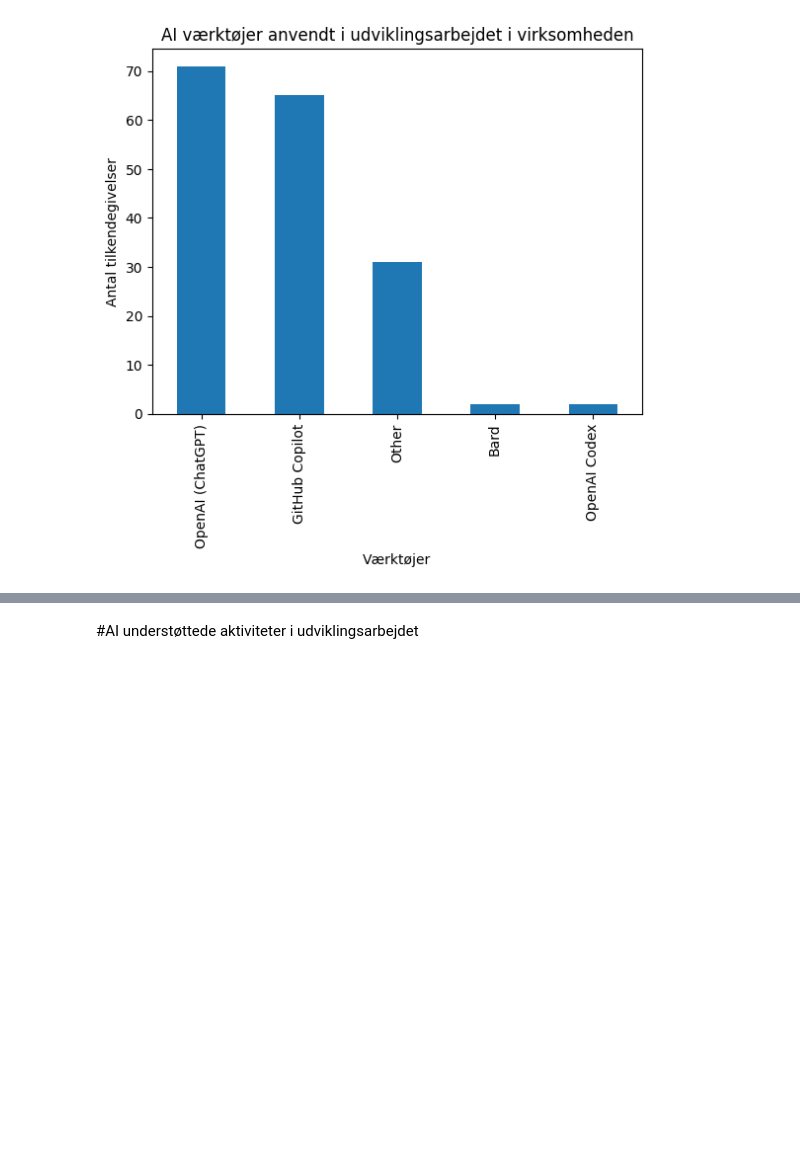
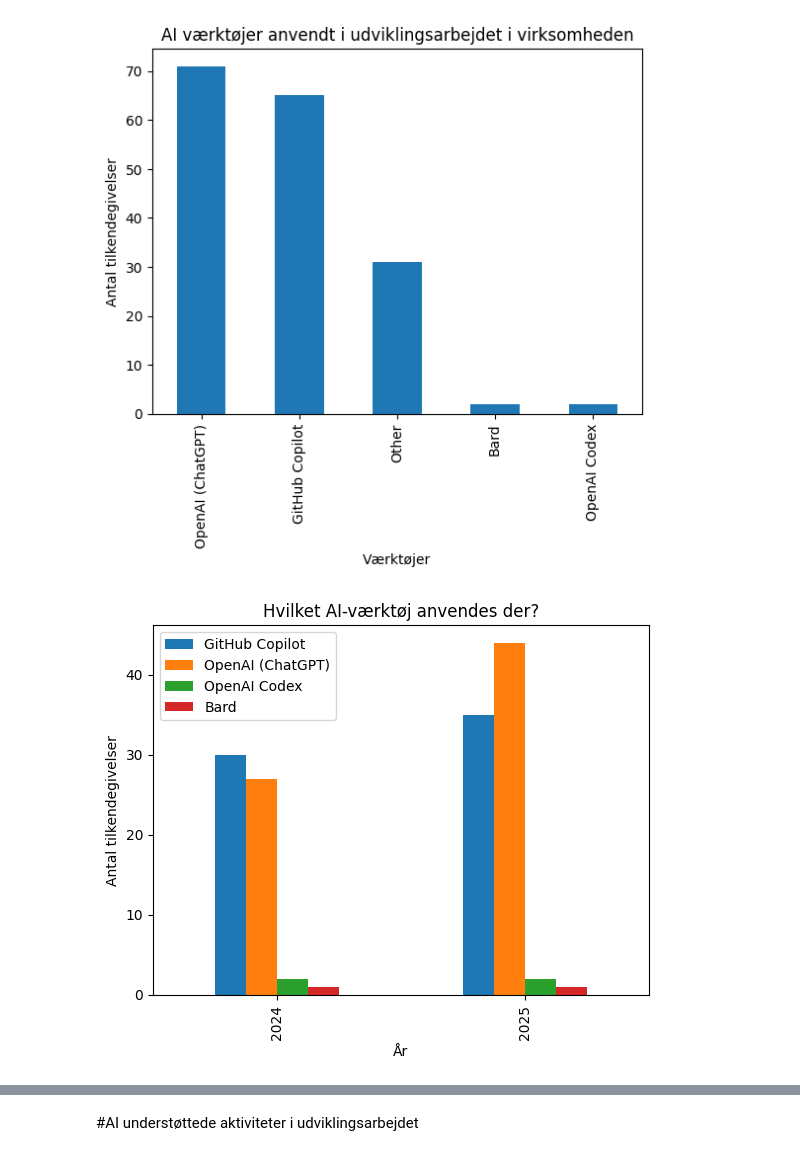
Before and after one commit to jpandersen61/ATOM-Projektet, a Jupyter notebook: ATOM_Projektet_Trends.ipynb, the cells around one changed output, grey strips where cells are left out. Drawn from its saved outputs; the diff is of its cells as text; code cells hidden in the pictures; blank space fills up the shorter version.

```diff
--- a/ATOM_Projektet_Trends.ipynb
+++ b/ATOM_Projektet_Trends.ipynb
@@ -85,7 +84,7 @@ def HalfYear(datetime):
     return 2
   return 1
 # %%
-def GetSetAnalysisDataFrame(sourceDataFrame,inclusionSet, attribute):
+def GetSetAnalysisDataFrame(sourceDataFrame,inclusionSet, attribute,onlyFirst=False):
   matchedList = []
   finishList = []
   halfYearList = []
@@ -106,6 +105,8 @@ def GetSetAnalysisDataFrame(sourceDataFrame,inclusionSet, attribute):
            else:
                 matchedList.append("Other")
                 otherList.append(item)
+        if onlyFirst == True:
+           break
   data = {
      "FinishList":finishList,
      "Programme":programmeList,
@@ -195,7 +196,7 @@ dataset['JSFrameworks'] = dataset['JSFrameworks'].str.replace('NextJs, springboo
 dataset['AIDevelopmentTools'] = dataset['AIDevelopmentTools'].str.replace('Jetbrains IntelliJ','IntelliJ')
 dataset['AIDevelopmentTools'] = dataset['AIDevelopmentTools'].str.replace('GitHub Copilot\xa0','GitHub Copilot')
 
-
+dataset['SpecificActionSustainability'] = dataset['SpecificActionSustainability'].str.replace('Ja (uddyb i andet)', 'Ja')
 
 dataset = dataset.query('Programme == "Datamatiker" or Programme == "Webudvikling"')
 dataset
@@ -603,7 +603,3 @@ GroupByHalfYear
 |  | 2 | Datamatiker | 101 |
 |  |  | Webudvikling | 12 |
 dtype: int64
-# %%
-# @title
-GroupByYear = ProgLanDataFrame.query('ProgrammingLanguages == "Swift"').groupby(['Year'])['ProgrammingLanguages'].count()
-GroupByYear
@@ -1062,3 +1052,16 @@ AIDevelopmentToolsDataFrame
 };
 # %% [output]
 [figure]
+# %%
+# @title
+plotdata = pd.DataFrame({
+    "GitHub Copilot":GetAIDevelopmentToolsCounts("GitHub Copilot"),
+    "OpenAI (ChatGPT)":GetAIDevelopmentToolsCounts("OpenAI (ChatGPT)"),
+    "OpenAI Codex":GetAIDevelopmentToolsCounts("OpenAI Codex"),
+    "Bard":GetAIDevelopmentToolsCounts("Bard")
+    },
+    index=["2024", "2025"]
+)
+plotdata.plot(kind="bar", xlabel="År", ylabel="Antal tilkendegivelser",title="Hvilket AI-værktøj anvendes der?" );
+# %% [output]
+[figure, added]
```
Also changed, not shown: parts of 29 cells of this notebook.
